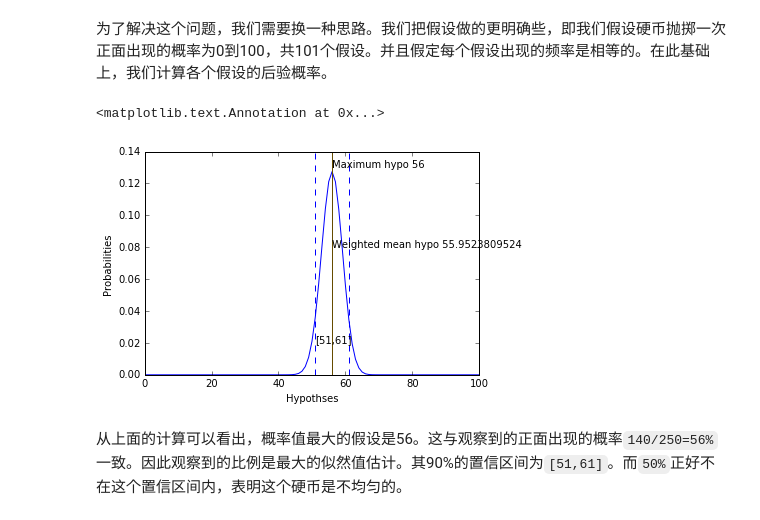
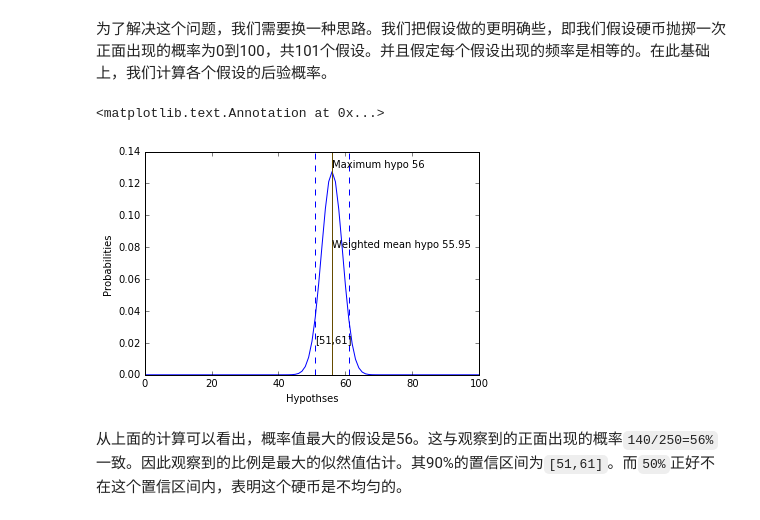
Before and after one commit to Tong-Chen/bayes_learn, a Jupyter notebook: Bayes_learn_code_3.ipynb, the cells around one changed output. Cells and saved outputs as stored; diff of their text form; code cells hidden in the pictures.

```diff
--- a/Bayes_learn_code_3.ipynb
+++ b/Bayes_learn_code_3.ipynb
@@ -53,9 +53,9 @@ class Bayes(object):
         '''
         Stringlize self.pmf
         '''
-        tmpL = ["Probability table"]
+        tmpL = ["Probability table\n"]
         for hypo, prob in sorted(self.pmf.iteritems()):
-            tmpL.append('\t'.join([str(hypo), str(prob)]))
+            tmpL.append('\t'.join(['',str(hypo), str(prob)]))
         return '\n'.join(tmpL)
 
     def InitSequence(self, hypos):
@@ -230,35 +230,35 @@ class Coins(Bayes):
 hypos = [i for i in range(0,101)]
 
 coins = Coins(hypos)
 
 # 对于观察数据的处理，我们把它分解成250次观察。
 # 得到250次观察结果，其中140个H和110个T
 dataset = 'H' * 140 + 'T' * 110
 
 # 对于不同的假设，出现H和T的组合数目时一致的。
 
 coins.Update(dataset)
 
 #print coins
 hypo, prob = coins.Items()
 max_hypo, max_prob = coins.Max()
 plt.plot(hypo, prob)
 plt.xlabel('Hypothses')
 plt.ylabel('Probabilities')
 plt.axvline(max_hypo, color='r')
 plt.annotate(xy=(max_hypo, 0.13),s="Maximum hypo "+str(max_hypo))
 weighted_mean_hypo = coins.Mean()
 plt.axvline(weighted_mean_hypo,color='g',alpha=0.6)
-plt.annotate(xy=(weighted_mean_hypo,0.08),s="Weighted mean hypo "+str(weighted_mean_hypo))
+plt.annotate(xy=(weighted_mean_hypo,0.08),s="Weighted mean hypo %.2f" % weighted_mean_hypo)
 
 lower_5 = coins.Percentile(5)
 upper_95 = coins.Percentile(95)
 plt.axvline(lower_5,color='b',ls="dashed")
 plt.axvline(upper_95,color='b',ls="dashed")
 plt.annotate(xy=(lower_5,0.02),s="["+str(lower_5)+','+str(upper_95)+']')
 # %% [output]
 <matplotlib.text.Annotation at 0x...>
-[figure, old version]
+[figure, new version]
 # %% [markdown]
 从上面的计算可以看出，概率值最大的假设是56。这与观察到的正面出现的概率`140/250=56%`一致。因此观察到的比例是最大的似然值估计。其90%的置信区间为`[51,61]`。而`50%`正好不在这个置信区间内，表明这个硬币是不均匀的。
 # %% [markdown]
```
Also changed, not shown: parts of 26 cells of this notebook.
